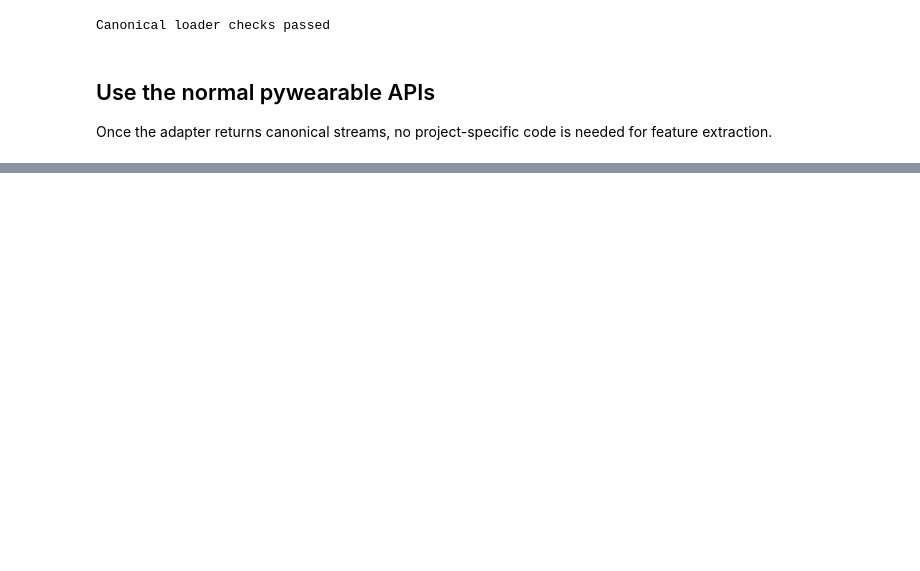
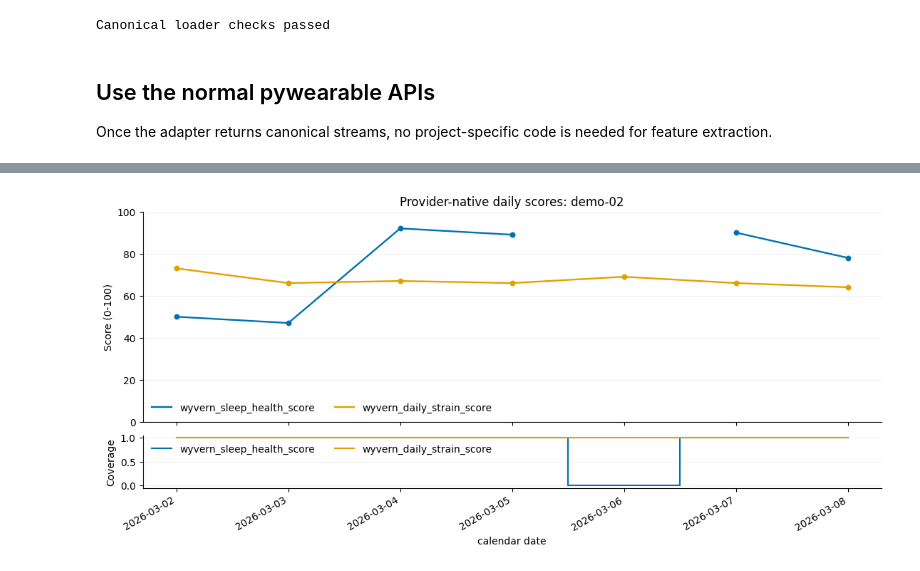
Before and after one commit to MeDiTech-SUPSI/pywearable, a Jupyter notebook: docs/_notebooks/custom_loader.ipynb, the cells around one changed output, grey strips where cells are left out. Saved outputs shown, nothing was run; the diff lists cells and outputs as text; code cells hidden in the pictures; blank space fills up the shorter version.

```diff
--- a/docs/_notebooks/custom_loader.ipynb
+++ b/docs/_notebooks/custom_loader.ipynb
@@ -352,0 +666,16 @@ Add an optional provider-native daily score.
+# %%
+score_participant = "demo-02"
+score_axes = visualization.plot_trajectory(
+    daily_scores,
+    [WYVERN_SLEEP_HEALTH_SCORE, WYVERN_DAILY_STRAIN_SCORE],
+    user_id=score_participant,
+    title=f"Provider-native daily scores: {score_participant}",
+    ylabel="Score (0-100)",
+    show_imputed=False,
+    show_coverage=True,
+    show=False,
+)
+score_axes["trajectory"].set_ylim(0, 100)
+plt.show()
+# %% [output]
+[figure, added]
```
Also changed, not shown: parts of 22 cells of this notebook, 16 other files.
